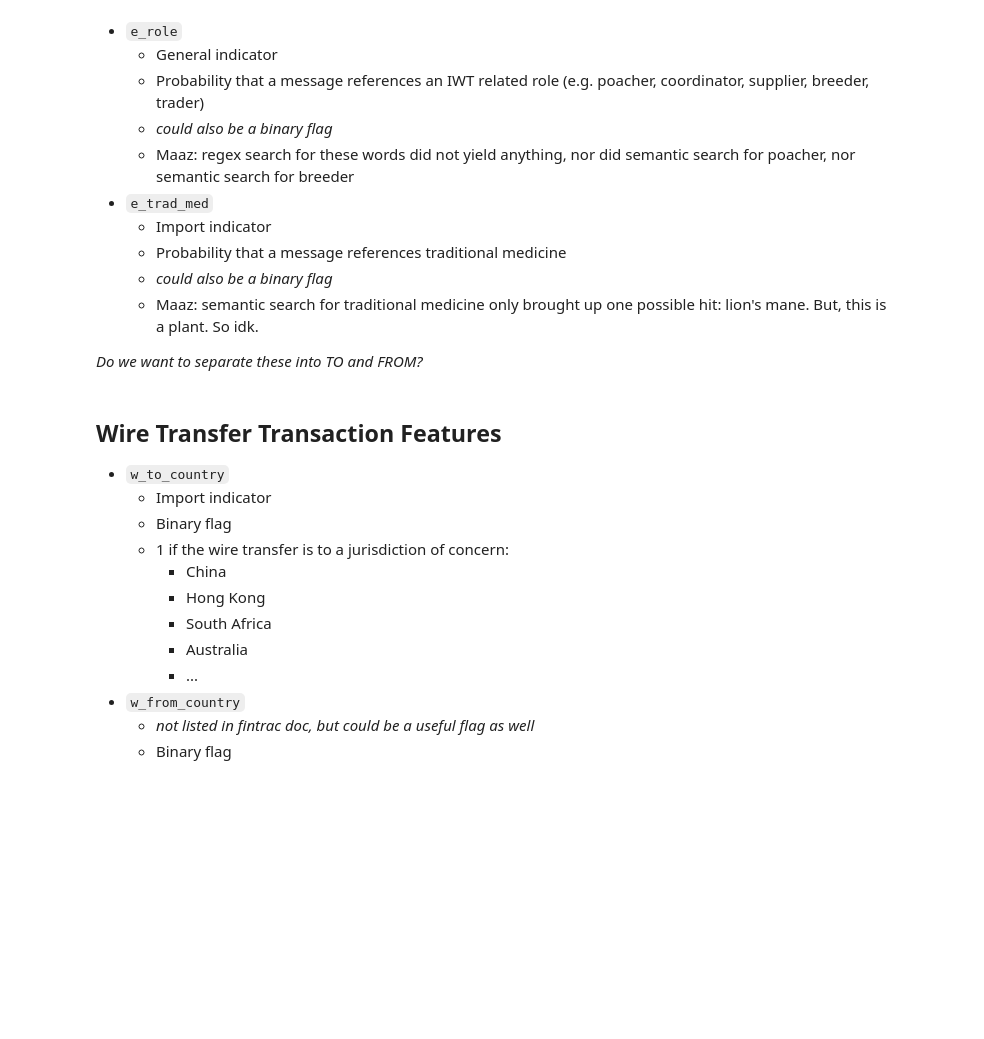
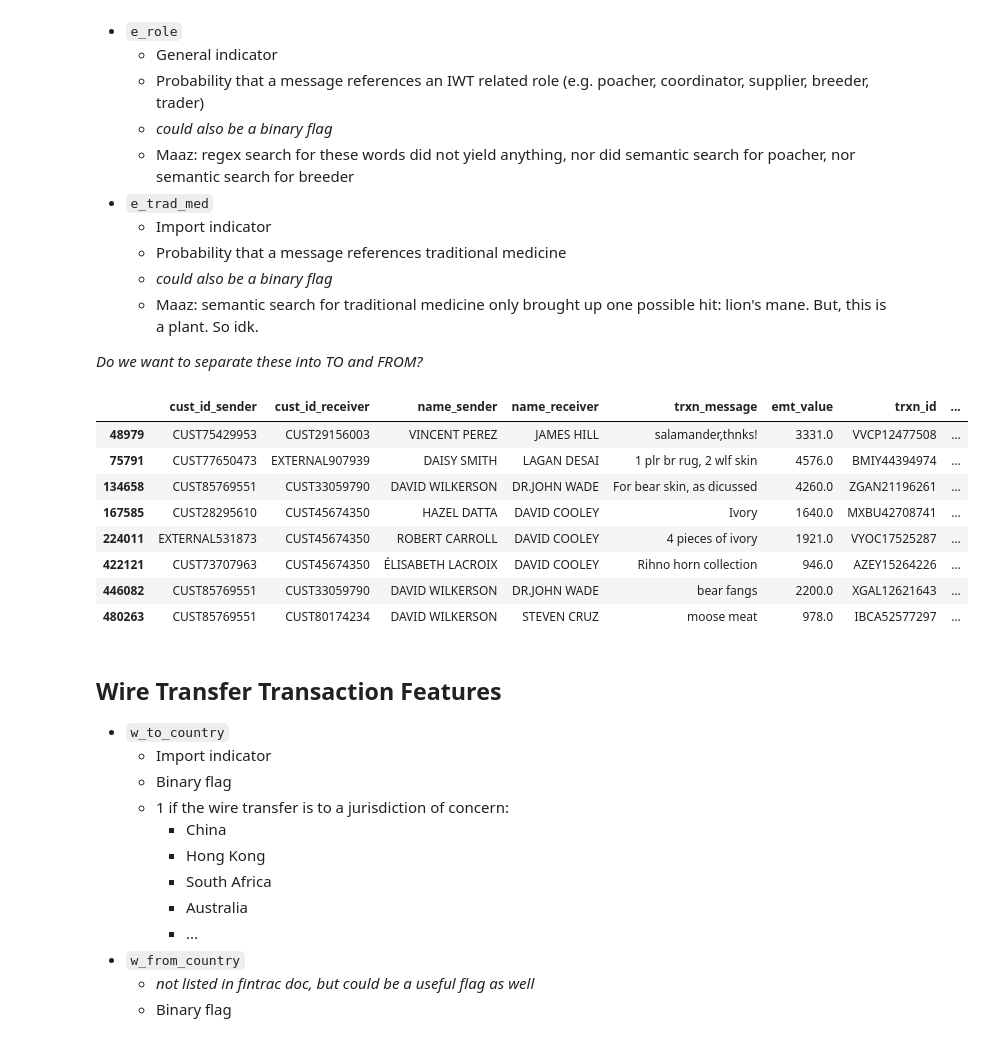
Before and after one commit to jwardbond/2023-imi-bigdata, a Jupyter notebook: pipeline/2.transaction_preprocessing.ipynb, the cells around one changed output. Cells and saved outputs as stored; diff of their text form; code cells hidden in the pictures; blank space fills up the shorter version.

Commit message:
Added transaction history tables to the customer info page

```diff
--- a/pipeline/2.transaction_preprocessing.ipynb
+++ b/pipeline/2.transaction_preprocessing.ipynb
@@ -68,6 +69,8 @@ kaleido version: 0.2.1
 DATAPATH = Path('../data/')
 EMTPATH = DATAPATH / 'processed' / 'emt.parquet'
 emt_df = pd.read_parquet(EMTPATH)
+
+emt_df['trxn_message'] = emt_df['trxn_message'].fillna('')
 # %%
 # function takes iterable of messages and returns list of if its about animal trafficking or no
 def classify_message_animal_trafficking(messages):
@@ -173,5 +189,17 @@ def classify_message_animal_trafficking(messages):
 # %%
 emt_df['e_at_risk'] = classify_message_animal_trafficking(emt_df['trxn_message'])
+# %%
+emt_df[emt_df['e_at_risk']]
+# %% [output]
+|  | cust_id_sender | cust_id_receiver | name_sender | name_receiver | trxn_message | emt_value | trxn_id | ... |
+| 48979 | CUST75429953 | CUST29156003 | VINCENT PEREZ | JAMES HILL | salamander,thnks! | 3331.0 | VVCP12477508 | ... |
+| 75791 | CUST77650473 | EXTERNAL907939 | DAISY SMITH | LAGAN DESAI | 1 plr br rug, 2 wlf skin | 4576.0 | BMIY44394974 | ... |
+| 134658 | CUST85769551 | CUST33059790 | DAVID WILKERSON | DR.JOHN WADE | For bear skin, as dicussed | 4260.0 | ZGAN21196261 | ... |
+| 167585 | CUST28295610 | CUST45674350 | HAZEL DATTA | DAVID COOLEY | Ivory | 1640.0 | MXBU42708741 | ... |
+| 224011 | EXTERNAL531873 | CUST45674350 | ROBERT CARROLL | DAVID COOLEY | 4 pieces of ivory | 1921.0 | VYOC17525287 | ... |
+| 422121 | CUST73707963 | CUST45674350 | ÉLISABETH LACROIX | DAVID COOLEY | Rihno horn collection | 946.0 | AZEY15264226 | ... |
+| 446082 | CUST85769551 | CUST33059790 | DAVID WILKERSON | DR.JOHN WADE | bear fangs | 2200.0 | XGAL12621643 | ... |
+| 480263 | CUST85769551 | CUST80174234 | DAVID WILKERSON | STEVEN CRUZ | moose meat | 978.0 | IBCA52577297 | ... |
 # %%
 # function takes iterable of messages and returns list of if its about a traditional medicine plant or not
 # I have left this here but I am not sure if this is useful. the animals are already covered in the previous function.
```
Also changed, not shown: parts of 3 cells of this notebook, 3 other files.
